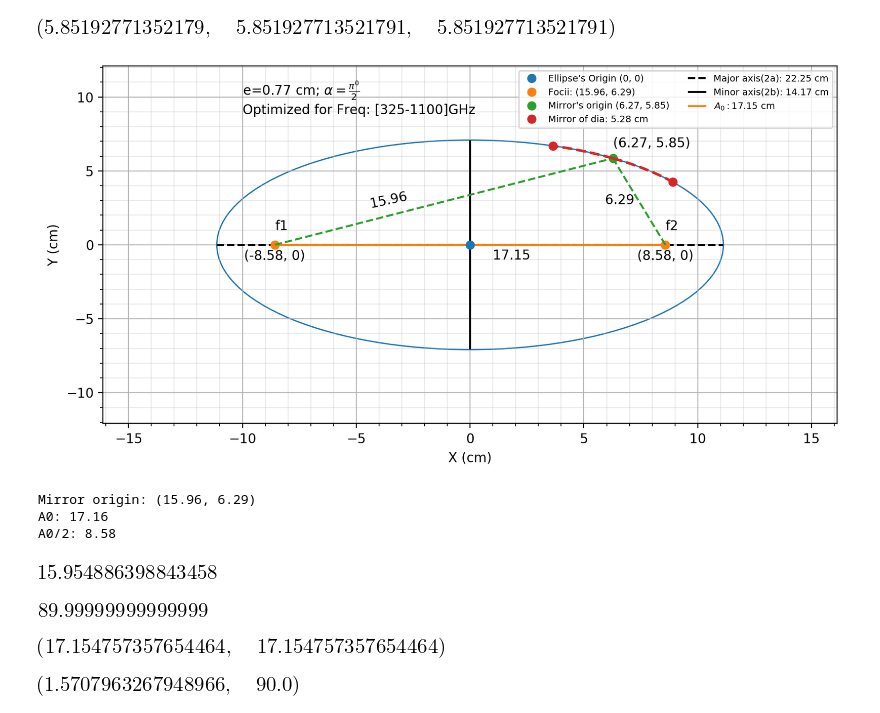
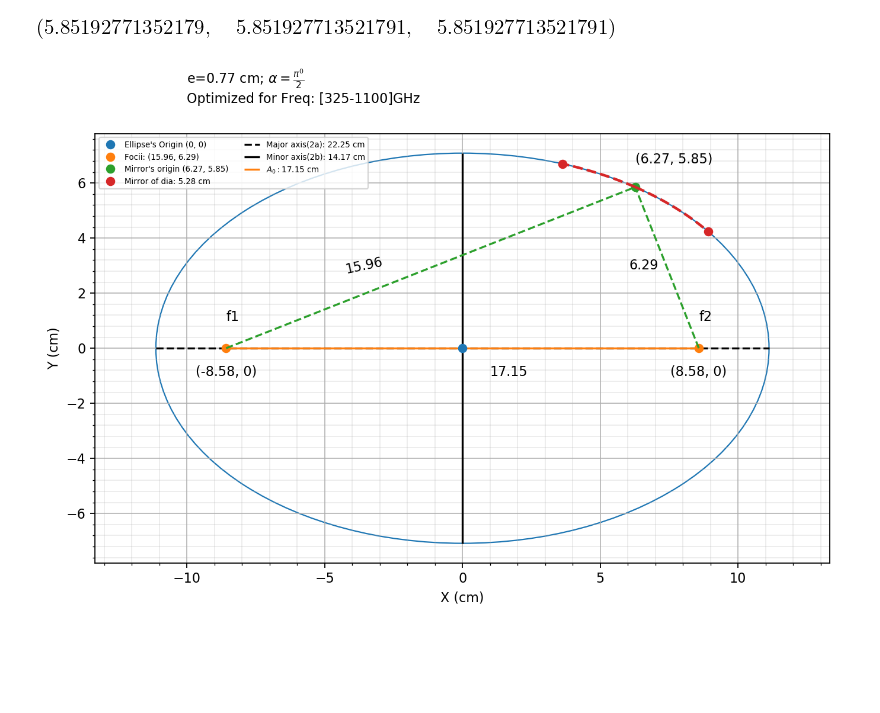
Before and after one commit to aravindhnivas/FELion-Spectrum-Analyser, a Jupyter notebook: Simulations/THz/mirror.ipynb, the cells around one changed output. Cells and saved outputs as stored; diff of their text form; code cells hidden in the pictures; blank space fills up the shorter version.

Commit message:
Mirror_coordinate scale fixed

```diff
--- a/Simulations/THz/mirror.ipynb
+++ b/Simulations/THz/mirror.ipynb
@@ -45,7 +46,7 @@ solveset(eq_ells.subs({x: temp_x, a: temp_a, b: temp_b}), y).args[-1], np.sqrt(f
 # %% [output]
 [figure]
 # %%
-fig, ax = plt.subplots(figsize=(10, 5), dpi=200)
+fig, ax = plt.subplots(figsize=(10, 6), dpi=160)
 
 ###########################################################################################################
 # Defining ellipse
@@ -55,16 +56,11 @@ ells = Ellipse(
     xy=[origin, origin], width=w, height=h, edgecolor="C0", lw=1, facecolor="none"
 )
 
+ells.set_clip_box(ax.bbox)
 ax.add_artist(ells)
 ax.plot(origin, origin, "o", label=f"Ellipse's Origin (0, 0)")
 
 extra_space = 5
-ax.set(
-    xlim=[origin - w / 2 - extra_space, origin + w / 2 + extra_space],
-    ylim=[origin - h / 2 - extra_space, origin + h / 2 + extra_space],
-    xlabel="X (cm)",
-    ylabel="Y (cm)",
-)
 
 ax.hlines(
     0,
@@ -161,60 +157,41 @@ ax.plot(temp_x2, temp_y2, "--C3", lw=2)
 ax.plot(temp_x3, temp_y3, "--C3", lw=2)
 ax.plot(
     [temp_x + dia / 2, temp_x - dia / 2],
     [temp_y2[-1], temp_y3[-1]],
     "oC3",
     lw=2,
     label=f"Mirror of dia: {dia} cm",
 )
 
 ###########################################################################################################
 
 ax.text(
     -10,
     9,
     f"e={temp_e:.2f} cm; "
     + r"$\alpha=\frac{\pi^0}{2}$"
     + "\nOptimized for Freq: [325-1100]GHz",
 )
 
 ax.xaxis.set_minor_locator(AutoMinorLocator(5))
 ax.yaxis.set_minor_locator(AutoMinorLocator(5))
+
+ax.set(
+    xlim=[origin - w / 2 - extra_space, origin + w / 2 + extra_space],
+    ylim=[origin - h / 2 - extra_space, origin + h / 2 + extra_space],
+    xlabel="X (cm)",
+    ylabel="Y (cm)",
+)
+
 ax.grid(alpha=0.25, which="minor")
 ax.grid(alpha=0.9, which="major")
 
-ax.legend(fontsize=7, ncol=2)
+ax.legend(fontsize=6, ncol=2)
+ax.axis('equal')
 
 plt.savefig("./Simulations/Mirror-[325-1100]GHz.pdf")
 plt.savefig("./Simulations/Mirror-[325-1100]GHz.png")
 
 plt.show()
 # %% [output]
-[figure, old version]
+[figure, new version]
-# %%
-tempx = np.sqrt((6.27+8.58)**2+(5.85)**2)
-tempy = np.sqrt((6.27-8.58)**2+(5.85)**2)
-print(f"Mirror origin: ({tempx:.2f}, {tempy:.2f})")
-print(f"A0: {np.sqrt(tempx**2+tempy**2):.2f}")
-print(f"A0/2: {np.sqrt(tempx**2+tempy**2)/2:.2f}")
-# %% [output]
-Mirror origin: (15.96, 6.29)
-A0: 17.16
-A0/2: 8.58
-# %%
-np.sqrt(17.15**2-6.29**2)
-# %% [output]
-[figure, removed]
-# %%
-temp_C = (f1**2+f2**2-temp_A0**2)/(2*f1*f2)
-C = np.rad2deg(np.arccos(temp_C))
-C
-# %% [output]
-[figure, removed]
-# %%
-temp_A0, np.sqrt(f1**2+f2**2)
-# %% [output]
-[figure, removed]
-# %%
-np.pi/2, np.rad2deg(np.pi/2)
-# %% [output]
-[figure, removed]
```
Also changed, not shown: parts of 11 cells of this notebook.
